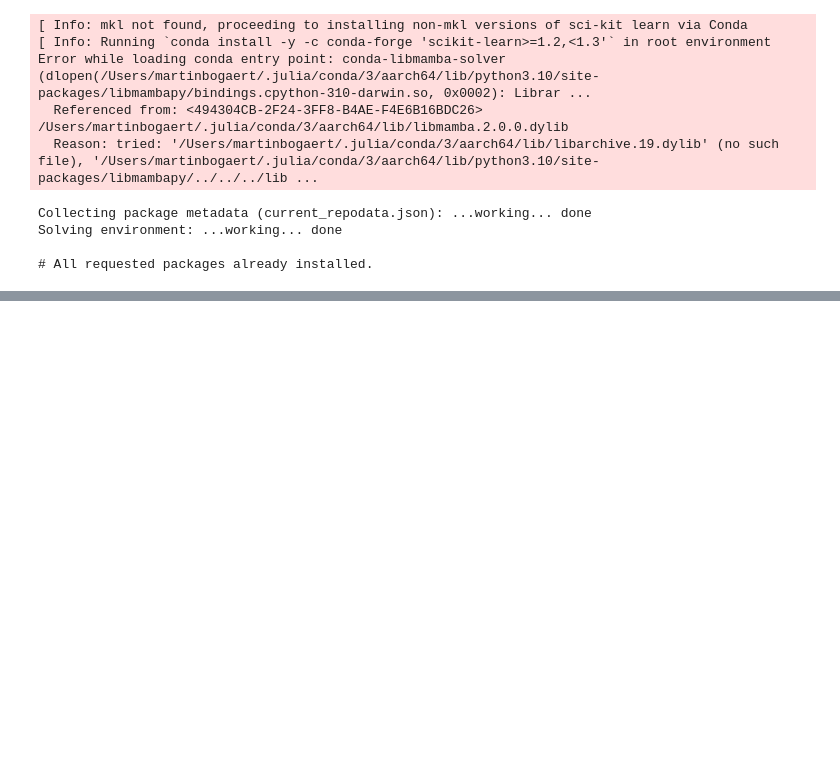
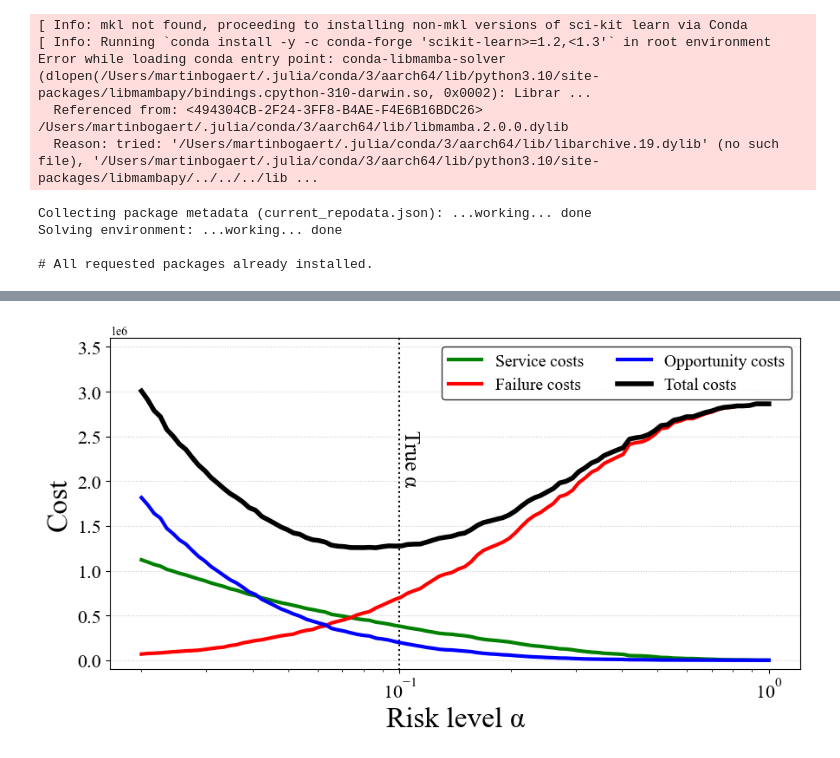
Before and after one commit to martinbog19/ml-engine-maintenance, a Jupyter notebook: Prescriptive Phase/model.ipynb, the cells around one changed output, grey strips where cells are left out. Drawn from its saved outputs; the diff is of its cells as text; code cells hidden in the pictures; blank space fills up the shorter version.

```diff
--- a/Prescriptive Phase/model.ipynb
+++ b/Prescriptive Phase/model.ipynb
@@ -222,0 +258,23 @@ yscale("log")
+# %%
+figure(figsize = (9, 5))
+plot([0.1, 0.1], [-1e6, 5e6], c = "k", linestyle = ":")
+ylim([-1e5, 3.6e6])
+plot(alphas, res_knn[:, 1], c = "green", linestyle = "-", linewidth = 3, label = "Service costs")
+plot(alphas, res_knn[:, 2], c = "red", linestyle = "-", linewidth = 3, label = "Failure costs")
+plot(alphas, res_knn[:, 3], c = "blue", linestyle = "-", linewidth = 3, label = "Opportunity costs")
+plot(alphas, res_knn[:, 4], c = "k", linestyle = "-", linewidth = 4, label = "Total costs")
+
+grid(linestyle = ":", color = "k", alpha = 0.2, axis = "y")
+ylabel("Cost", size = 24)
+xlabel("Risk level α", size = 24)
+tick_params(axis = "both", labelsize = 16)
+legend(edgecolor = "k", ncols = 2, fontsize = 14, loc = "upper right")
+annotate(" True α", xy = (0.1, 2e6), rotation = 270, size = 18)
+
+xscale("log")
+
+tight_layout()
+savefig("costs_vs_risk_knn.jpeg", dpi = 400)
+show()
+# %% [output]
+[figure, added]
```
Also changed, not shown: parts of 21 cells of this notebook.
